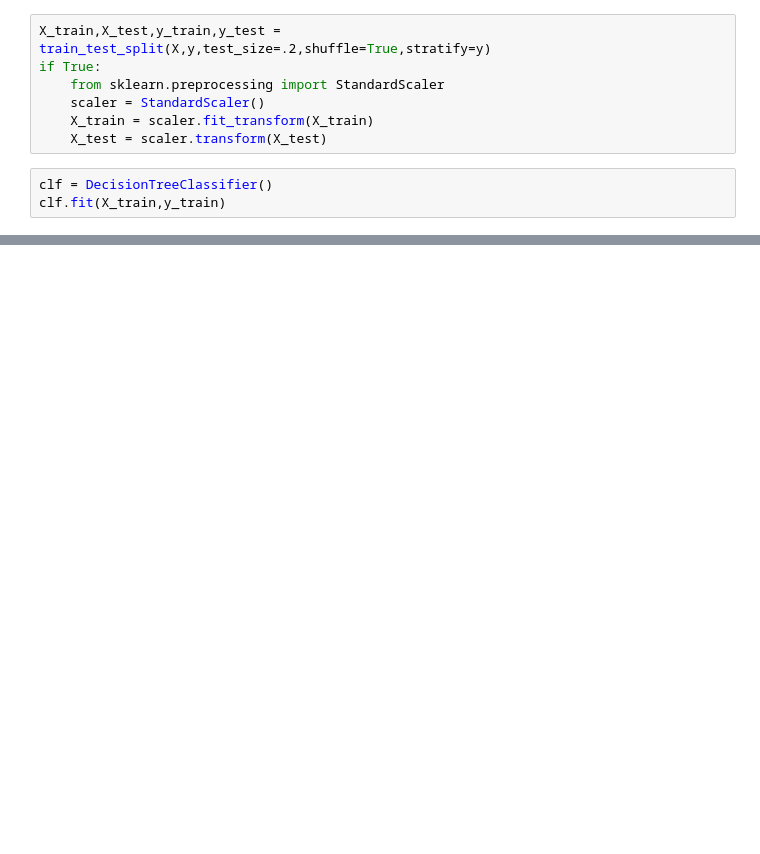
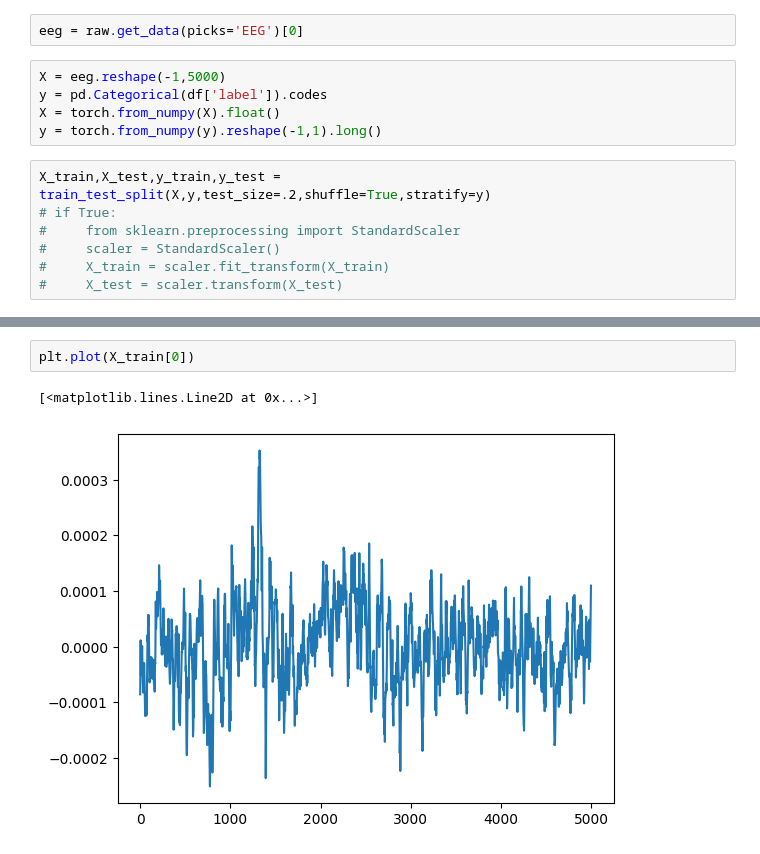
Before and after one commit to smithandrewk/sleep_ml, a Jupyter notebook: main.ipynb, the cells around one changed output, grey strips where cells are left out. Drawn from its saved outputs; the diff is of its cells as text; blank space fills up the shorter version.

```diff
--- a/main.ipynb
+++ b/main.ipynb
@@ -13,10 +16,14 @@ y = df['label']
+# %%
+eeg = raw.get_data(picks='EEG')[0]
+# %%
+X = eeg.reshape(-1,5000)
+y = pd.Categorical(df['label']).codes
+X = torch.from_numpy(X).float()
+y = torch.from_numpy(y).reshape(-1,1).long()
 # %%
 X_train,X_test,y_train,y_test = train_test_split(X,y,test_size=.2,shuffle=True,stratify=y)
-if True:
-    from sklearn.preprocessing import StandardScaler
-    scaler = StandardScaler()
-    X_train = scaler.fit_transform(X_train)
-    X_test = scaler.transform(X_test)
+# if True:
+#     from sklearn.preprocessing import StandardScaler
+#     scaler = StandardScaler()
+#     X_train = scaler.fit_transform(X_train)
+#     X_test = scaler.transform(X_test)
-# %%
-clf = DecisionTreeClassifier()
-clf.fit(X_train,y_train)
@@ -26,0 +48,5 @@ y_pred = clf.predict(X_test)
+# %%
+plt.plot(X_train[0])
+# %% [output]
+[<matplotlib.lines.Line2D at 0x...>]
+[figure, added]
```
Also changed, not shown: parts of 16 cells of this notebook.
